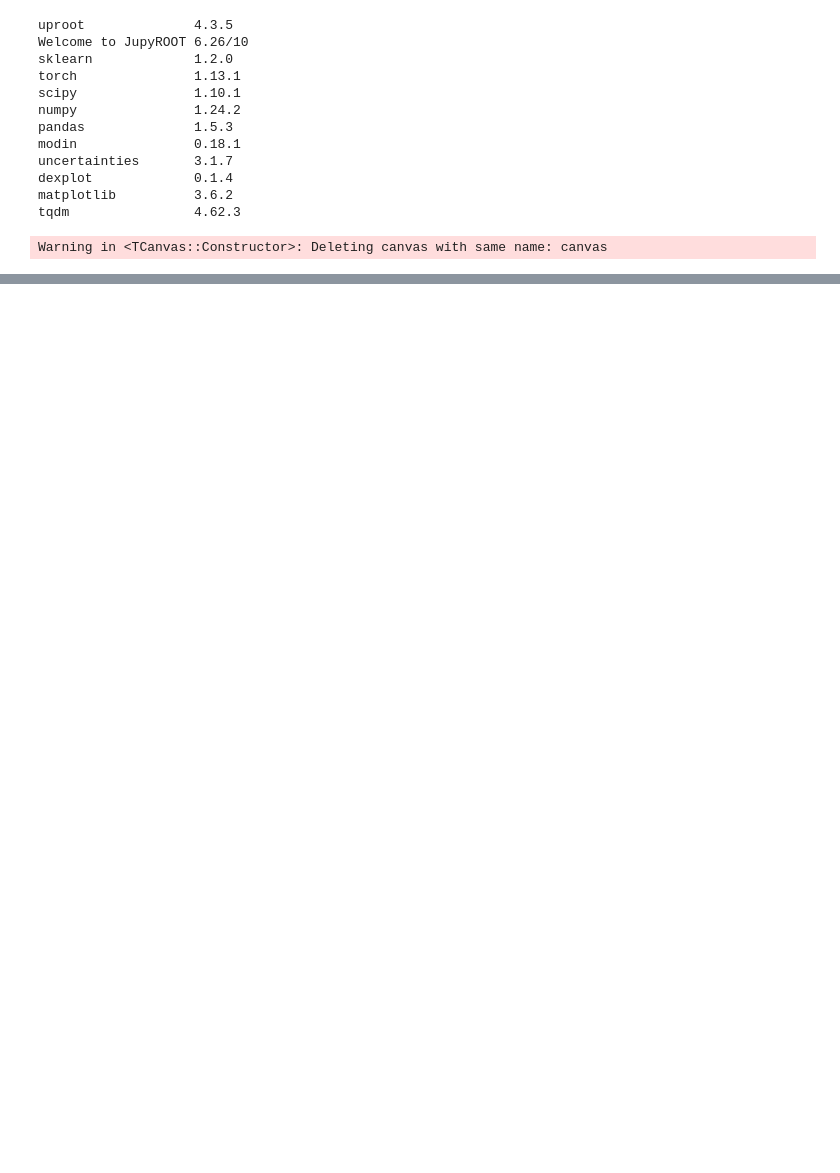
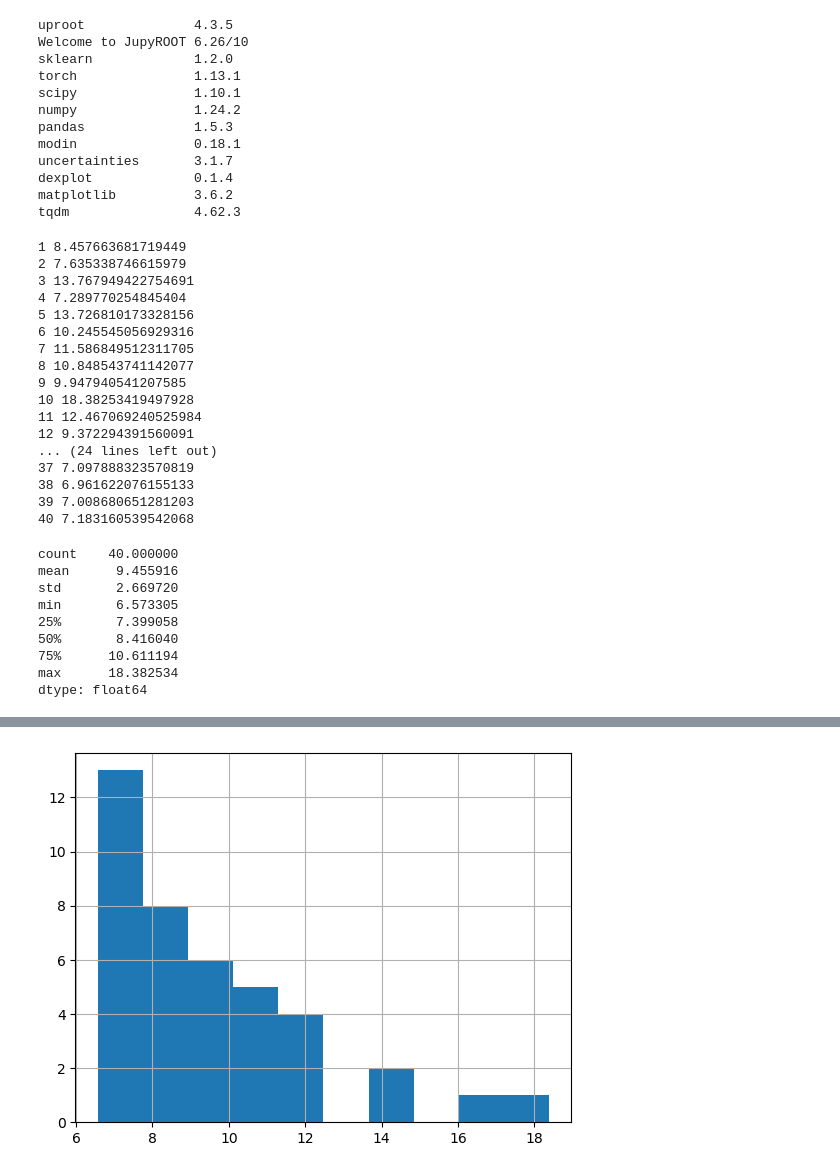
Before and after one commit to BGameiro2000/nucphys-thesis, a Jupyter notebook: code/analysis/PyROOT_resolution_Cs137.ipynb, the cells around one changed output, grey strips where cells are left out. Cells and saved outputs as stored; diff of their text form; code cells hidden in the pictures; blank space fills up the shorter version.

Commit message:
Code: Plots and resolution with PyROOT

```diff
--- a/code/analysis/PyROOT_resolution_Cs137.ipynb
+++ b/code/analysis/PyROOT_resolution_Cs137.ipynb
@@ -110,6 +110,8 @@ iTEDD_888_A2  =  iTEDD_888.Get("ABSORBER_D_2_amplitude_spectra;1")
 iTEDD_888_A3  =  iTEDD_888.Get("ABSORBER_D_3_amplitude_spectra;1")
 iTEDD_888_A4  =  iTEDD_888.Get("ABSORBER_D_4_amplitude_spectra;1")
 # %%
+a = []
+
 canvas = ROOT.TCanvas("canvas")
 canvas.cd()
 
@@ -163,13 +165,55 @@ for i in range(5*4*2):
 
     spectrum = spectrums[i]
 
-    gaussFit = ROOT.TF1("gaussFit", "[p0]+gaus(1)", 100, 350)
+    spectrum.GetXaxis().SetRange(spectrum.FindBin(100),spectrum.FindBin(400))
+
+    MaxBin   = spectrum.FindBin(spectrum.GetMaximumBin())
+
+    ADC_Low  = MaxBin-60
+    ADC_High = MaxBin+40
+
+    gaussFit = ROOT.TF1("gaussFit", "pol1(0)+gaus(2)", ADC_Low, ADC_High)
     spectrum.Draw("pe")
 
-    gaussFit.SetParameters(20,400,265,60)
+    gaussFit.SetParameters(1000,-1,spectrum.GetMaximum(),MaxBin,10)
 
     spectrum.Fit(gaussFit,"QR")
 
+    #label = ROOT.TLatex(325,300,"AAAAAA")
+    #label.Draw("R+")
+
+    a.append(abs(2*numpy.sqrt(2*numpy.log(2))*gaussFit.GetParameter(4)/gaussFit.GetParameter(3))*100)
+    print(i+1, a[-1])
+
 canvas.Draw()
+
+a = pandas.Series(a)
+a.hist(bins=10)
+a.describe()
 # %% [output]
-Warning in <TCanvas::Constructor>: Deleting canvas with same name: canvas
+1 8.457663681719449
+2 7.635338746615979
+3 13.767949422754691
+4 7.289770254845404
+5 13.726810173328156
+6 10.245545056929316
+7 11.586849512311705
+8 10.848543741142077
+9 9.947940541207585
+10 18.38253419497928
+11 12.467069240525984
+12 9.372294391560091
+... (24 lines left out)
+37 7.097888323570819
+38 6.961622076155133
+39 7.008680651281203
+40 7.183160539542068
+count    40.000000
+mean      9.455916
+std       2.669720
+min       6.573305
+25%       7.399058
+50%       8.416040
+75%      10.611194
+max      18.382534
+dtype: float64
@@ -176 +221,2 @@ Warning in <TCanvas::Constructor>: Deleting canvas with same name: canvas
 [interactive output not drawn]
+[figure, added]
```
Also changed, not shown: parts of 3 cells of this notebook.
